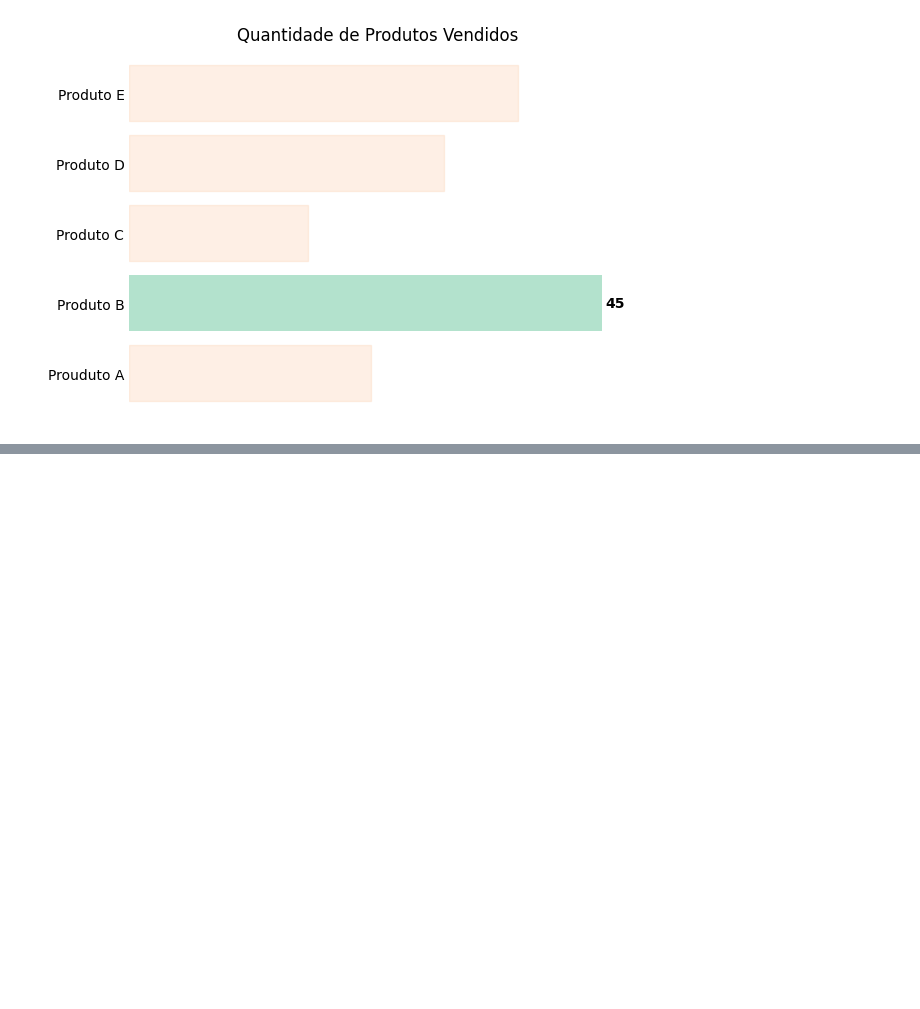
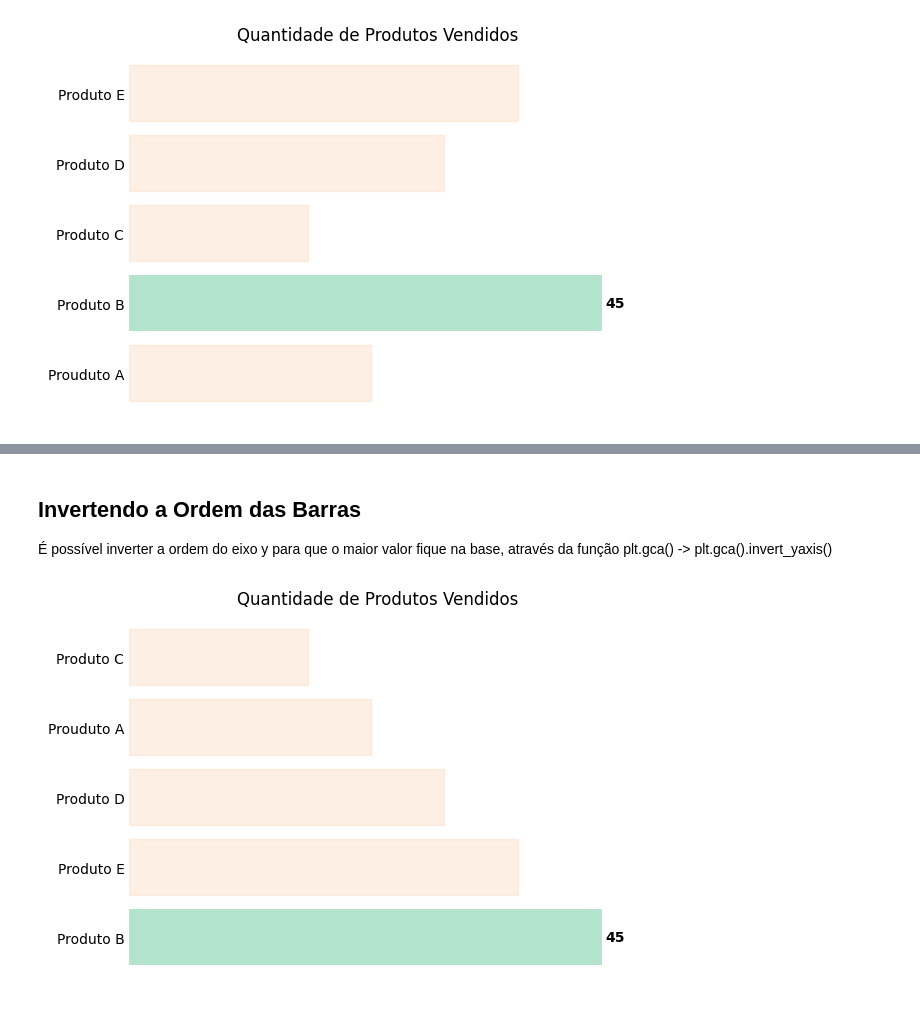
Before and after one commit to sdemoviart/data-viz-python-collection, a Jupyter notebook: bar_chart.ipynb, the cells around one changed output, grey strips where cells are left out. Cells and saved outputs as stored; diff of their text form; code cells hidden in the pictures; blank space fills up the shorter version.

```diff
--- a/bar_chart.ipynb
+++ b/bar_chart.ipynb
@@ -192,0 +292,37 @@ plt.show()
+# %% [markdown]
+## Invertendo a Ordem das Barras
+É possível inverter a ordem do eixo y para que o maior valor fique na base, através da função plt.gca() -> plt.gca().invert_yaxis()
+# %%
+#==========================================================================================
+#Repetindo o código anterior
+#==========================================================================================
+
+rotulos = [valor if valor == max(quantidades_ordenadas) else '' for valor in quantidades_ordenadas]
+
+
+cores = plt.get_cmap('Pastel2').colors
+ciclo_cores = cycler('color', cores)
+plt.rc('axes', prop_cycle=ciclo_cores)
+
+barras = plt.barh(produtos_ordenados, quantidades_ordenadas)
+plt.bar_label(barras, labels=rotulos, padding=3, fontsize=10, fontweight='bold')
+plt.box(False)
+
+plt.xticks([])
+plt.tick_params(axis='y', length=0)
+
+
+for i, barra in enumerate (barras):
+    if i != quantidades_ordenadas.index(max(quantidades_ordenadas)):
+        barras[i].set_color(cores[1])
+        barras[i].set_alpha(0.3)
+
+
+plt.title('Quantidade de Produtos Vendidos')
+#==========================================================================================
+
+#aplicando função
+plt.gca().invert_yaxis()
+plt.show()
+# %% [output]
+[figure, added]
```
Also changed, not shown: parts of 9 cells of this notebook.
